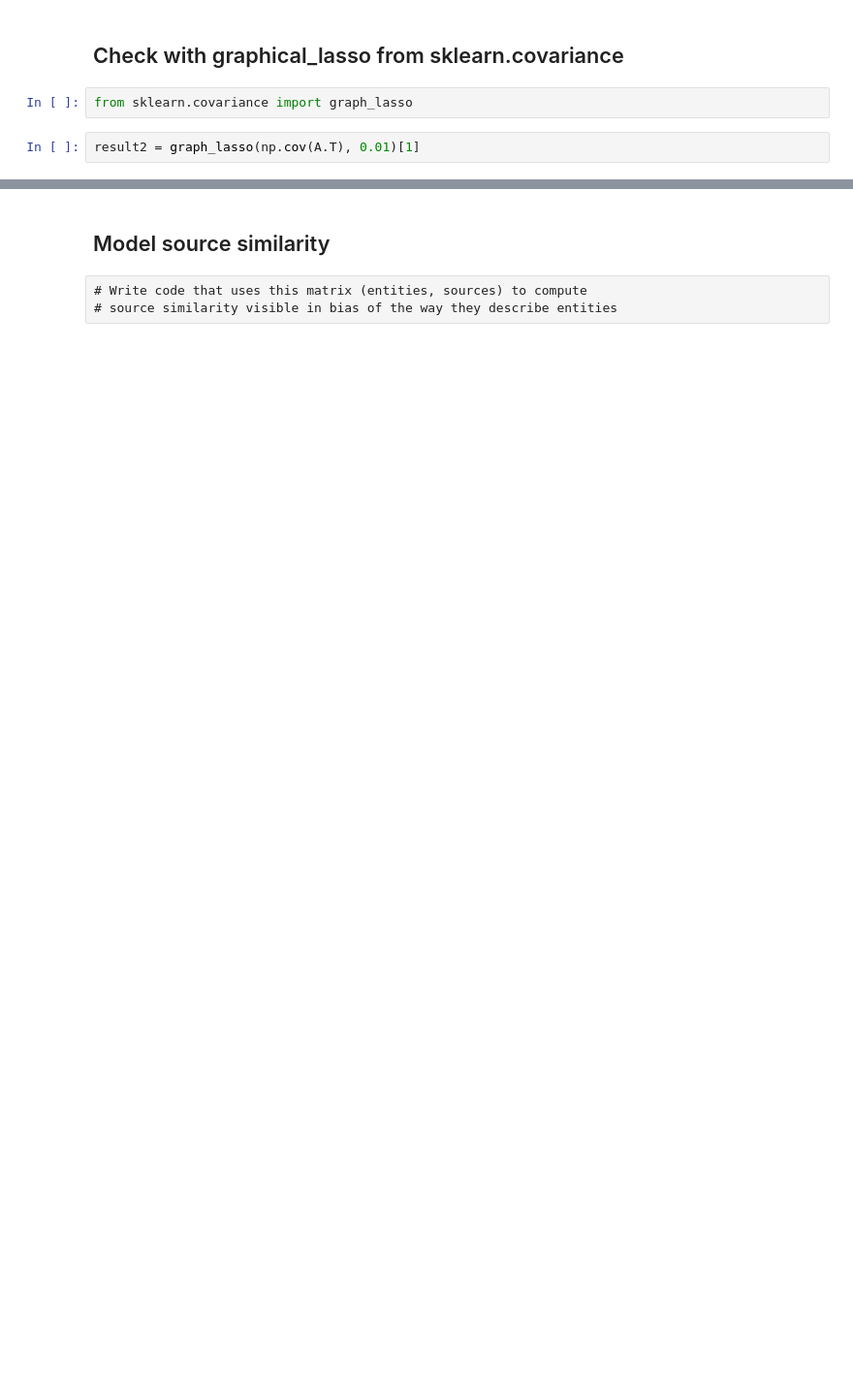
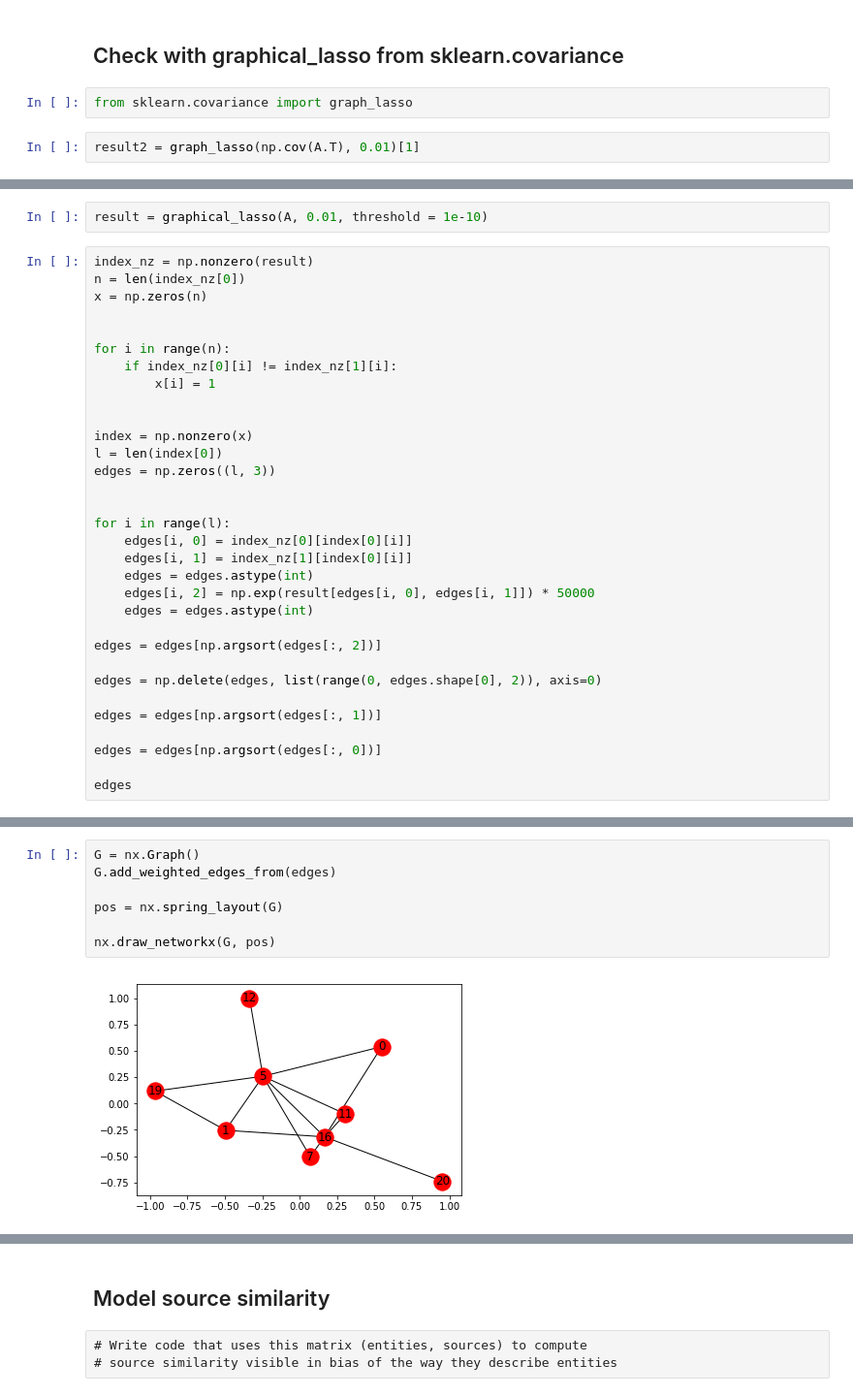
Before and after one commit to zichenghuang/eecs227-graphical-lasso, a Jupyter notebook: GLASSO/Sentiment with Graphical Lasso.ipynb, the cells around one changed output, grey strips where cells are left out. Shown at 97% size. Cells and saved outputs as stored; diff of their text form; blank space fills up the shorter version.

Commit message:
added spring layout

```diff
--- a/GLASSO/Sentiment with Graphical Lasso.ipynb
+++ b/GLASSO/Sentiment with Graphical Lasso.ipynb
@@ -275,0 +284,34 @@ print np.sum(result1 != 0)
+# %%
+result = graphical_lasso(A, 0.01, threshold = 1e-10)
+# %%
+index_nz = np.nonzero(result)
+n = len(index_nz[0])
+x = np.zeros(n)
+
+
+for i in range(n):
+    if index_nz[0][i] != index_nz[1][i]:
+        x[i] = 1
+
+
+index = np.nonzero(x)
+l = len(index[0])
+edges = np.zeros((l, 3))
+
+
+for i in range(l):
+    edges[i, 0] = index_nz[0][index[0][i]]
+    edges[i, 1] = index_nz[1][index[0][i]]
+    edges = edges.astype(int)
+    edges[i, 2] = np.exp(result[edges[i, 0], edges[i, 1]]) * 50000
+    edges = edges.astype(int)
+
+edges = edges[np.argsort(edges[:, 2])]
+
+edges = np.delete(edges, list(range(0, edges.shape[0], 2)), axis=0)
+
+edges = edges[np.argsort(edges[:, 1])]
+
+edges = edges[np.argsort(edges[:, 0])]
+
+edges
@@ -275,0 +332,9 @@ print np.sum(result1 != 0)
+# %%
+G = nx.Graph()
+G.add_weighted_edges_from(edges)
+
+pos = nx.spring_layout(G)
+
+nx.draw_networkx(G, pos)
+# %% [output]
+[figure, added]
```
Also changed, not shown: parts of 11 cells of this notebook.
